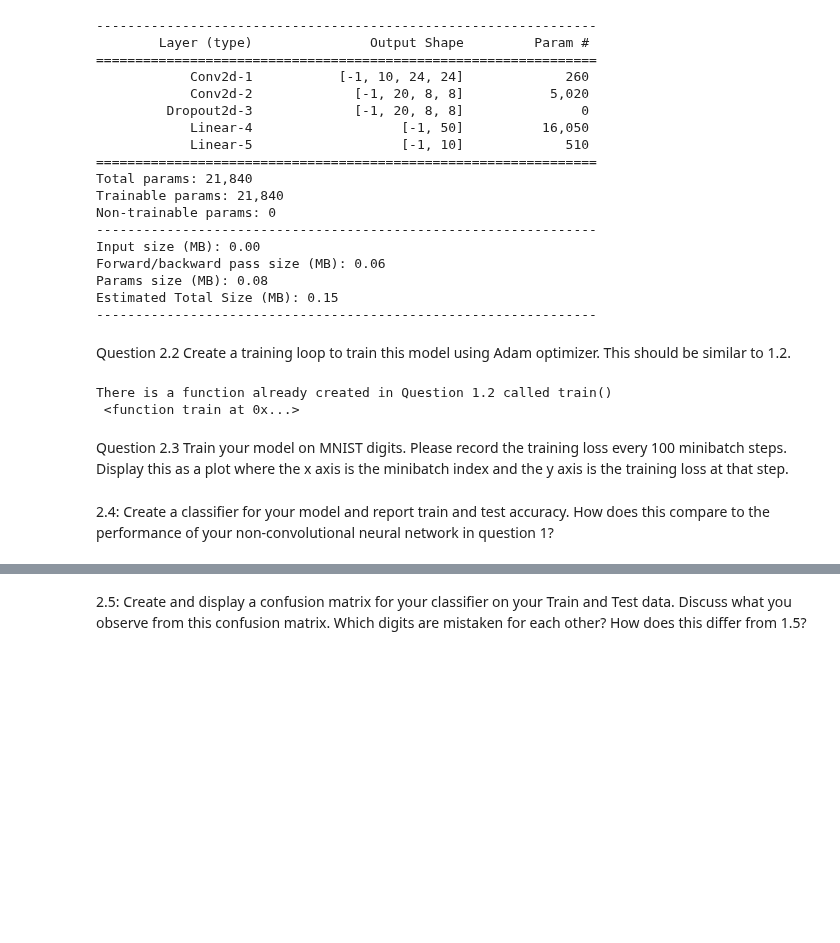
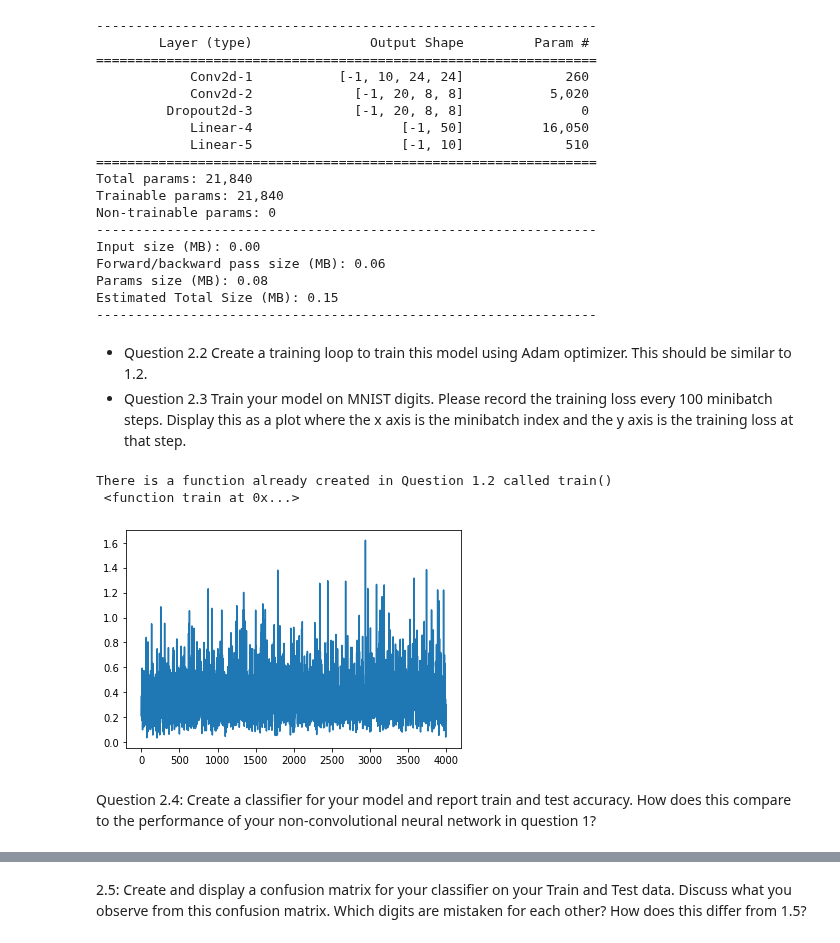
Before and after one commit to Azwadd/CS_59866, a Jupyter notebook: Homeworks/Homework 4/HW04.ipynb, the cells around one changed output, grey strips where cells are left out. Drawn from its saved outputs; the diff is of its cells as text; code cells hidden in the pictures; blank space fills up the shorter version.

```diff
--- a/Homeworks/Homework 4/HW04.ipynb
+++ b/Homeworks/Homework 4/HW04.ipynb
@@ -278,0 +430,29 @@ Experiment with different network shapes (number of hidden layers and number of
+# %%
+# Question 1.6 ---> Experiment 4
+class NeuralNetwork_4(nn.Module):
+    def __init__(self):
+        super().__init__()
+        self.linear = nn.Linear(num_dimensions, 20)
+        self.linear2 = nn.Linear(20, 15)
+        self.linear3 = nn.Linear(15, 10)
+
+    def forward(self, x):
+        x = x.view(-1, num_dimensions)
+        x = F.relu(self.linear(x))
+        x = F.relu(self.linear2(x))
+        x = self.linear3(x)
+        return F.log_softmax(x, dim=1)
+
+# ---------------------SGD vs Adam optimizer----------------------------------
+# SGD optimizer
+print("SGD Optimizer Results")
+nn_sgd = NeuralNetwork_4()
+train(nn_sgd, 1, train_loader, 100, torch.optim.SGD(nn_sgd.parameters(), lr=1e-2), F.nll_loss)
+print("Training Accuracy:", classifier(nn_sgd, train_loader))
+print("Testing Accuracy:", classifier(nn_sgd, test_loader), "\n")
+# Adam optimizer
+print("Adam Optimizer Results")
+nn_adam = NeuralNetwork_4()
+train(nn_adam, 1, train_loader, 100, torch.optim.SGD(nn_adam.parameters(), lr=1e-2), F.nll_loss)
+print("Training Accuracy:", classifier(nn_adam, train_loader))
+print("Testing Accuracy:", classifier(nn_adam, test_loader))
@@ -345,15 +533,17 @@ Params size (MB): 0.08
 Estimated Total Size (MB): 0.15
 ----------------------------------------------------------------
 # %% [markdown]
-Question 2.2 Create a training loop to train this model using Adam optimizer. This should be similar to 1.2.
+* Question 2.2 Create a training loop to train this model using Adam optimizer. This should be similar to 1.2.
+* Question 2.3 Train your model on MNIST digits. Please record the training loss every 100 minibatch steps.
+Display this as a plot where the x axis is the minibatch index and the y axis is the training loss at that step.
 # %%
 # Question 2.2
-print("There is a function already created in Question 1.2 called train()\n", train)
-# We can pass Adam as the optimizer in the parameter and F.nll_loss as loss function in the parameter
-# ---------------------- Example below -------------------------------------------------------
-# train(cnn, 200, train_loader, torch.optim.Adam(cnn.parameters(), lr=1e-1), F.nll_loss)
+# Answer to Question 2.2 in train() below <--- reusing train() function as training loop
+errors = train(cnn, 1, train_loader, 100, torch.optim.Adam(cnn.parameters(), lr=1e-2), F.nll_loss)
+# Answer to Question 2.3 in train() above | the 100 parameter means that we record loss for every 100 minibatch steps
+plt.plot(errors)
+plt.show()
 # %% [output]
 There is a function already created in Question 1.2 called train()
  <function train at 0x...>
+[figure, added]
-# %% [markdown]
-Question 2.3 Train your model on MNIST digits. Please record the training loss every 100 minibatch steps. Display this as a plot where the x axis is the minibatch index and the y axis is the training loss at that step.
@@ -365,5 +550,5 @@ plt.show()
 # %% [markdown]
-2.4: Create a classifier for your model and report train and test accuracy. How does this compare to the performance of your non-convolutional neural network in question 1?
+Question 2.4: Create a classifier for your model and report train and test accuracy. How does this compare to the performance of your non-convolutional neural network in question 1?
 # %%
 # Question 2.4 <--- Function reused from 1.4
 print("Training Accuracy:", classifier(cnn, train_loader))
```
Also changed, not shown: parts of 20 cells of this notebook.
